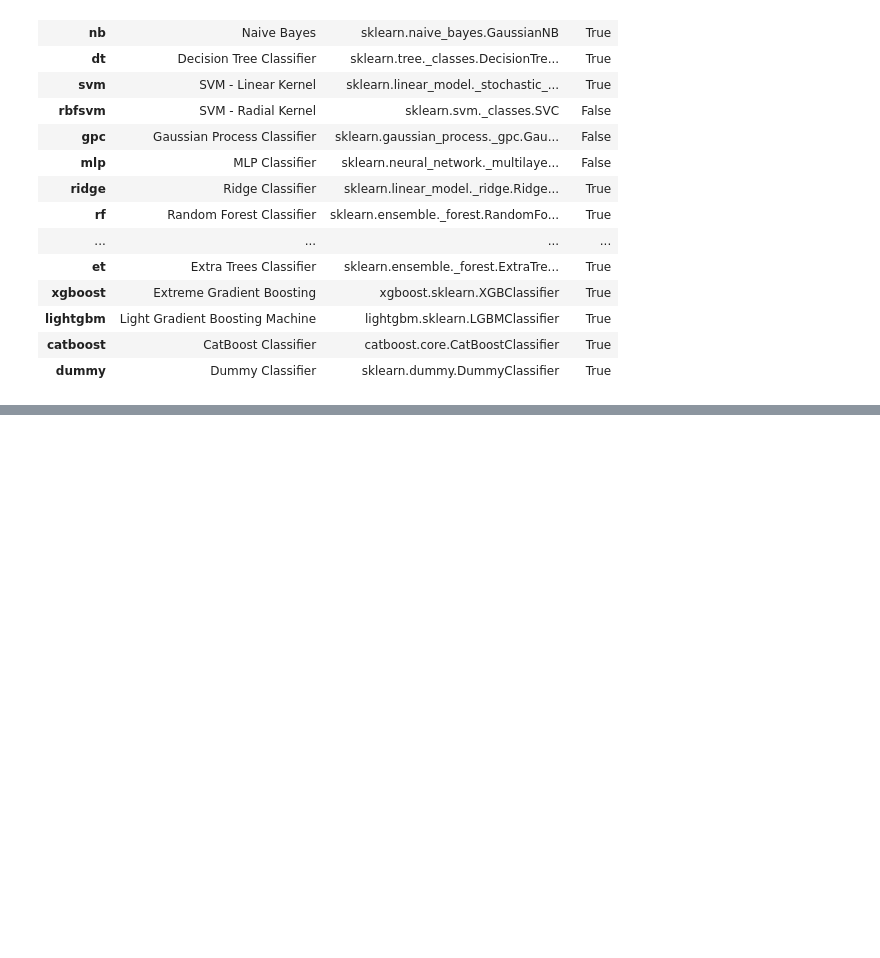
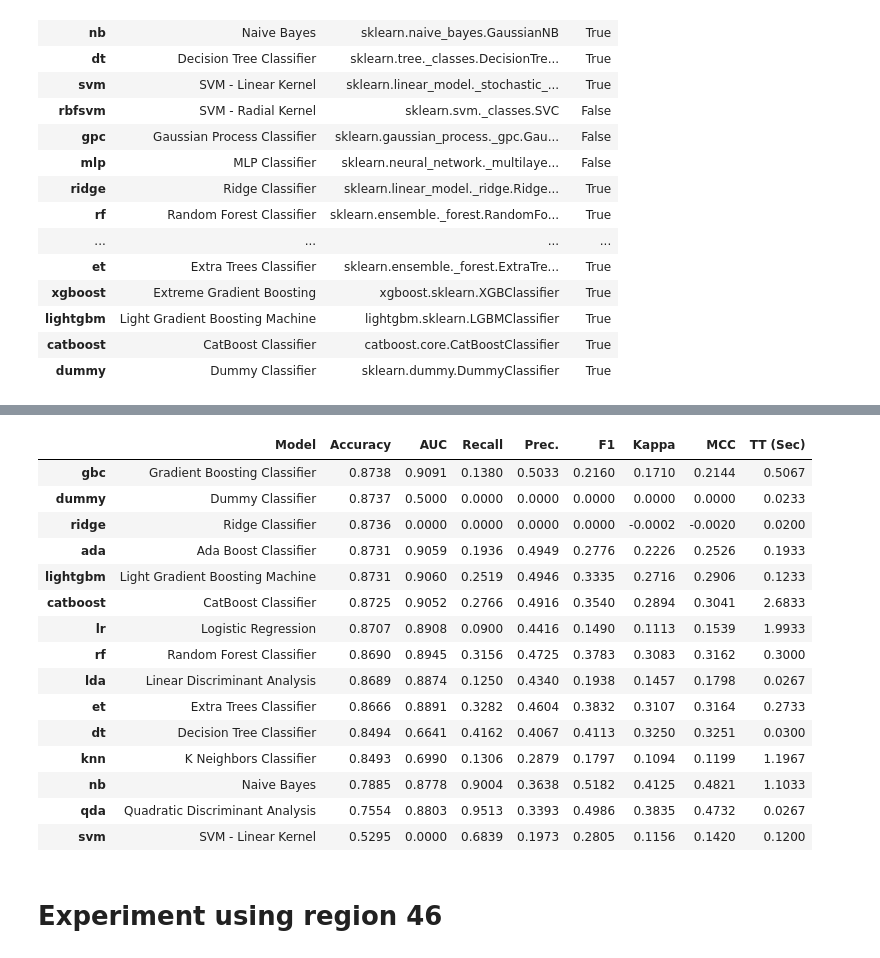
Before and after one commit to gsundeep-tech/churn-prediction, a Jupyter notebook: notebooks/pycaret analysis.ipynb, the cells around one changed output, grey strips where cells are left out. Saved outputs shown, nothing was run; the diff lists cells and outputs as text; code cells hidden in the pictures; blank space fills up the shorter version.

```diff
--- a/notebooks/pycaret analysis.ipynb
+++ b/notebooks/pycaret analysis.ipynb
@@ -261,0 +250,21 @@ best3 = compare_models(n_select=3, fold=5, exclude = ['rf', 'et', 'knn'])
+# %%
+best = compare_models(fold=3)
+# %% [output]
+|  | Model | Accuracy | AUC | Recall | Prec. | F1 | Kappa | MCC | TT (Sec) |
+| gbc | Gradient Boosting Classifier | 0.8738 | 0.9091 | 0.1380 | 0.5033 | 0.2160 | 0.1710 | 0.2144 | 0.5067 |
+| dummy | Dummy Classifier | 0.8737 | 0.5000 | 0.0000 | 0.0000 | 0.0000 | 0.0000 | 0.0000 | 0.0233 |
+| ridge | Ridge Classifier | 0.8736 | 0.0000 | 0.0000 | 0.0000 | 0.0000 | -0.0002 | -0.0020 | 0.0200 |
+| ada | Ada Boost Classifier | 0.8731 | 0.9059 | 0.1936 | 0.4949 | 0.2776 | 0.2226 | 0.2526 | 0.1933 |
+| lightgbm | Light Gradient Boosting Machine | 0.8731 | 0.9060 | 0.2519 | 0.4946 | 0.3335 | 0.2716 | 0.2906 | 0.1233 |
+| catboost | CatBoost Classifier | 0.8725 | 0.9052 | 0.2766 | 0.4916 | 0.3540 | 0.2894 | 0.3041 | 2.6833 |
+| lr | Logistic Regression | 0.8707 | 0.8908 | 0.0900 | 0.4416 | 0.1490 | 0.1113 | 0.1539 | 1.9933 |
+| rf | Random Forest Classifier | 0.8690 | 0.8945 | 0.3156 | 0.4725 | 0.3783 | 0.3083 | 0.3162 | 0.3000 |
+| lda | Linear Discriminant Analysis | 0.8689 | 0.8874 | 0.1250 | 0.4340 | 0.1938 | 0.1457 | 0.1798 | 0.0267 |
+| et | Extra Trees Classifier | 0.8666 | 0.8891 | 0.3282 | 0.4604 | 0.3832 | 0.3107 | 0.3164 | 0.2733 |
+| dt | Decision Tree Classifier | 0.8494 | 0.6641 | 0.4162 | 0.4067 | 0.4113 | 0.3250 | 0.3251 | 0.0300 |
+| knn | K Neighbors Classifier | 0.8493 | 0.6990 | 0.1306 | 0.2879 | 0.1797 | 0.1094 | 0.1199 | 1.1967 |
+| nb | Naive Bayes | 0.7885 | 0.8778 | 0.9004 | 0.3638 | 0.5182 | 0.4125 | 0.4821 | 1.1033 |
+| qda | Quadratic Discriminant Analysis | 0.7554 | 0.8803 | 0.9513 | 0.3393 | 0.4986 | 0.3835 | 0.4732 | 0.0267 |
+| svm | SVM - Linear Kernel | 0.5295 | 0.0000 | 0.6839 | 0.1973 | 0.2805 | 0.1156 | 0.1420 | 0.1200 |
+# %% [markdown]
+# Experiment using region 46
```
Also changed, not shown: parts of 46 cells of this notebook, 42 other files.
